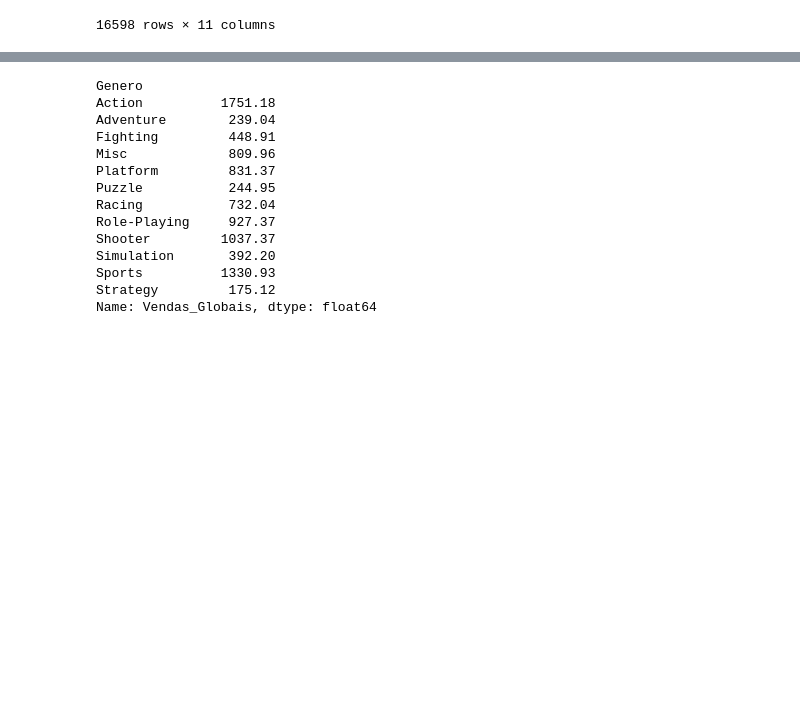
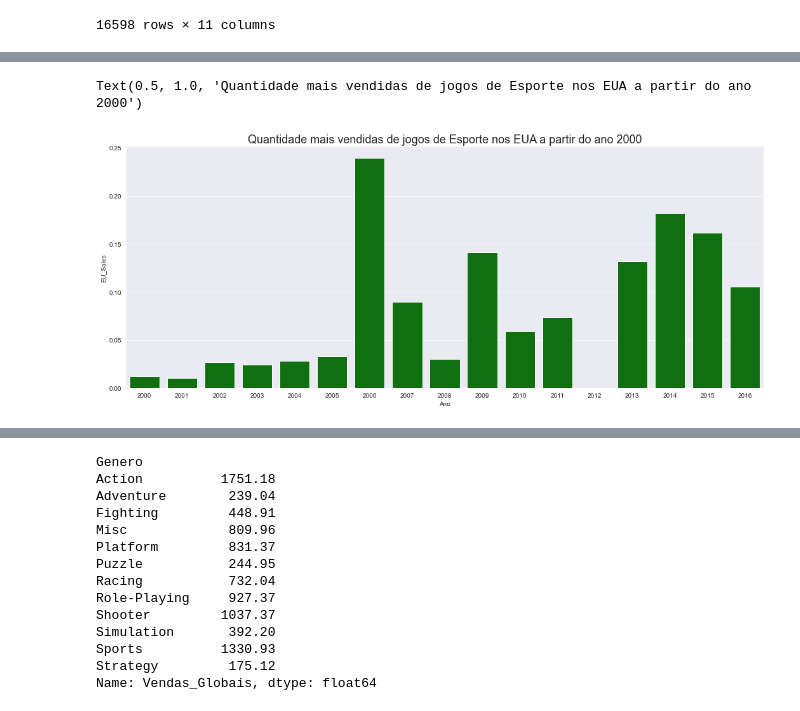
Before and after one commit to Vvitoor21/PythonForDataAnalytics, a Jupyter notebook: 08_Dados_Jogos_Vendas.ipynb, the cells around one changed output, grey strips where cells are left out. Drawn from its saved outputs; the diff is of its cells as text; code cells hidden in the pictures; blank space fills up the shorter version.

```diff
--- a/08_Dados_Jogos_Vendas.ipynb
+++ b/08_Dados_Jogos_Vendas.ipynb
@@ -35,6 +35,7 @@ dados.head(5)
 | 4 | 5 | Pokemon Red/Pokemon Blue | GB | 1996.0 | Role-Playing | Nintendo | 11.27 | 8.89 | 10.22 | ... |
 # %%
 dados['Vendas_Globais'] = np.array(dados['Vendas_Globais']).astype(int)
+dados['Ano'] = np.array(dados['Ano']).astype(int)
 dados['NA_Sales'] = np.array(dados['NA_Sales']).astype(int)
 dados['EU_Sales'] = np.array(dados['EU_Sales']).astype(int)
-dados['EU_Porcentagem'] = dados['Vendas_Globais']/dados['EU_Sales']
+dados['EU_Porcentagem'] = (dados['Vendas_Globais']/dados['EU_Sales']).round(2)
@@ -54,6 +64,4 @@ Outras_Vendas     float64
 Vendas_Globais      int32
 EU_Porcentagem    float64
 dtype: object
-# %%
-dados['Ano'] = pd.to_datetime(dados['Ano']).dt.strftime('%Y')
 # %%
@@ -114,0 +93,7 @@ dtype: object
+# %%
+ax = sns.barplot(df2.Ano, df2.EU_Sales,ci = None, color = 'green')
+ax.figure.set_size_inches(18,7)
+ax.set_title('Quantidade mais vendidas de jogos de Esporte nos EUA a partir do ano 2000', fontsize = 18)
+# %% [output]
+Text(0.5, 1.0, 'Quantidade mais vendidas de jogos de Esporte nos EUA a partir do ano 2000')
+[figure, added]
```
Also changed, not shown: parts of 16 cells of this notebook.
